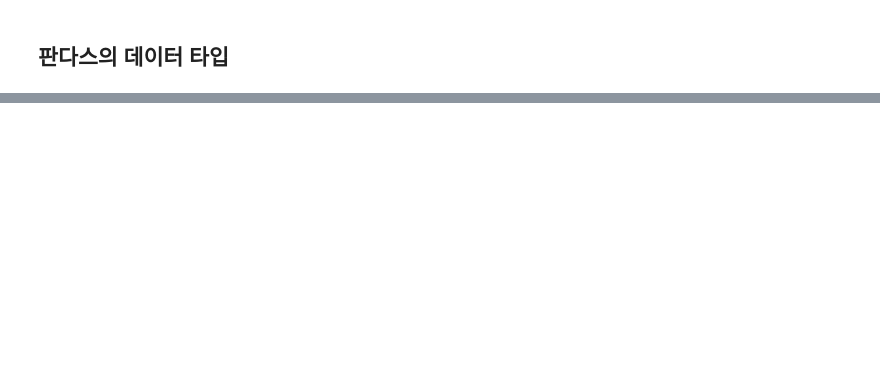
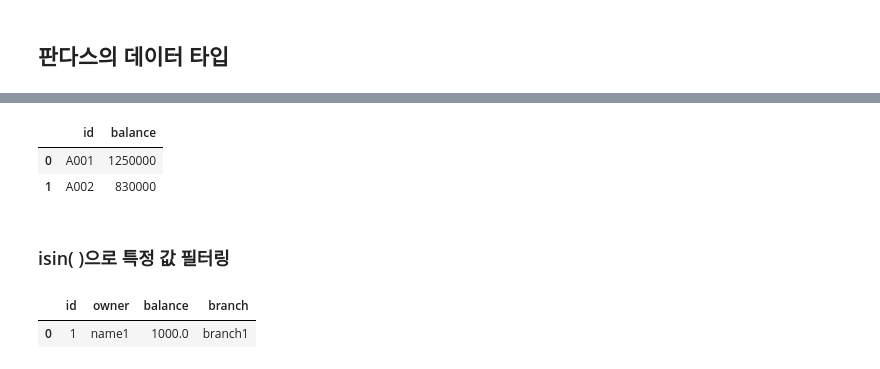
Before and after one commit to ByoungGuk1/finance-dev-learning-log, a Jupyter notebook: work/python/day03/section03.ipynb, the cells around one changed output, grey strips where cells are left out. Saved outputs shown, nothing was run; the diff lists cells and outputs as text; code cells hidden in the pictures; blank space fills up the shorter version.

```diff
--- a/work/python/day03/section03.ipynb
+++ b/work/python/day03/section03.ipynb
@@ -40,0 +266,15 @@ print(accounts)
+# %%
+accounts = pd.read_csv('lab1.csv')
+
+accounts.columns
+
+accounts.owner.dtype
+accounts.id.dtype
+
+accounts.index
+
+accounts.head(2)
+accounts.tail(2)
+
+print(accounts.shape)
+accounts.info()
@@ -40,0 +379,17 @@ print(accounts)
+# %%
+accounts.loc[:, ['owner', 'balance']]   # 전체 행, 지정한 열만
+accounts.iloc[0:2, [0, 2]]               # 0~1번째 행, 0·2번째 열
+# %% [output]
+|  | id | balance |
+| 0 | A001 | 1250000 |
+| 1 | A002 | 830000 |
+# %% [markdown]
+### isin( )으로 특정 값 필터링
+# %%
+target_branches = ['강남', '종로', 'branch1']
+branch_mask = accounts['branch'].isin(target_branches)
+target = accounts[branch_mask]
+target
+# %% [output]
+|  | id | owner | balance | branch |
+| 0 | 1 | name1 | 1000.0 | branch1 |
```
Also changed, not shown: parts of 311 cells of this notebook, 6 other files.
